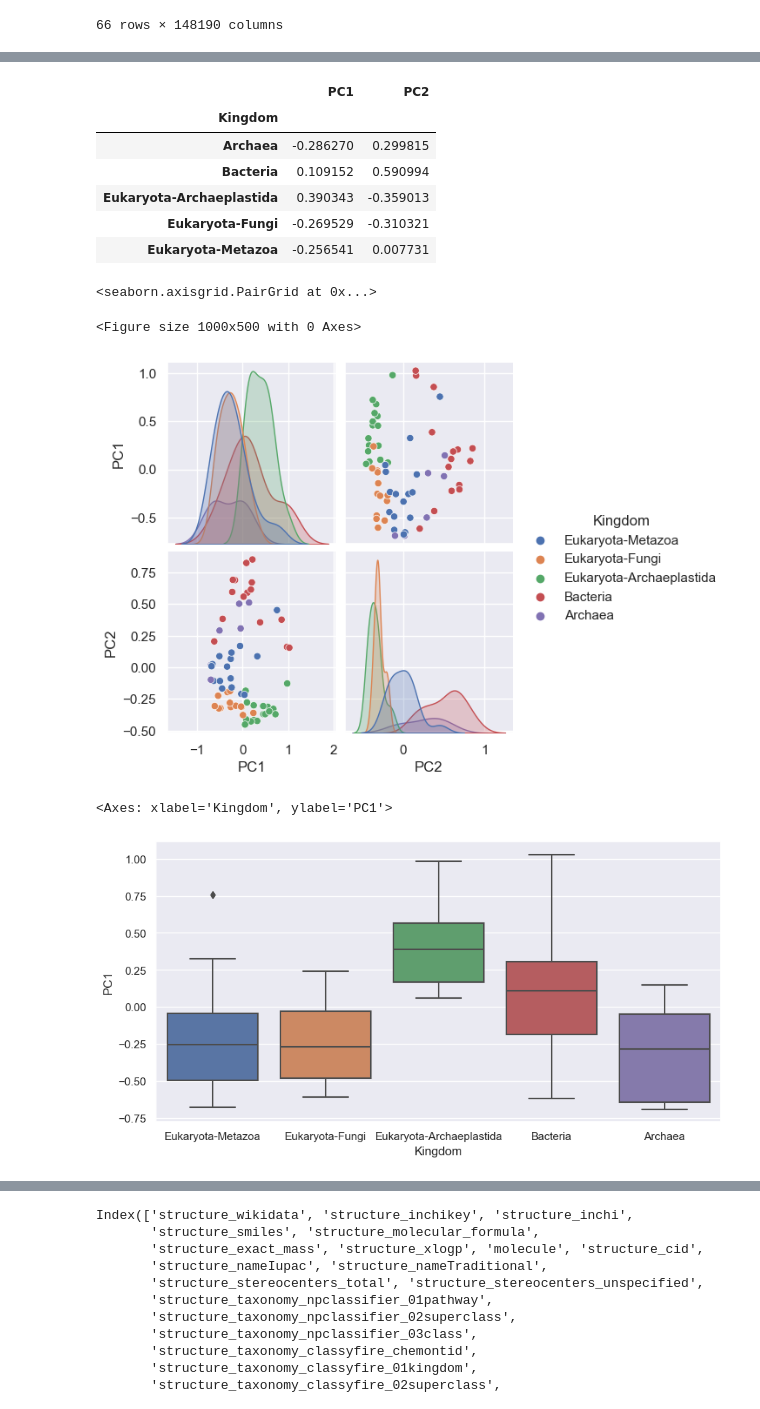
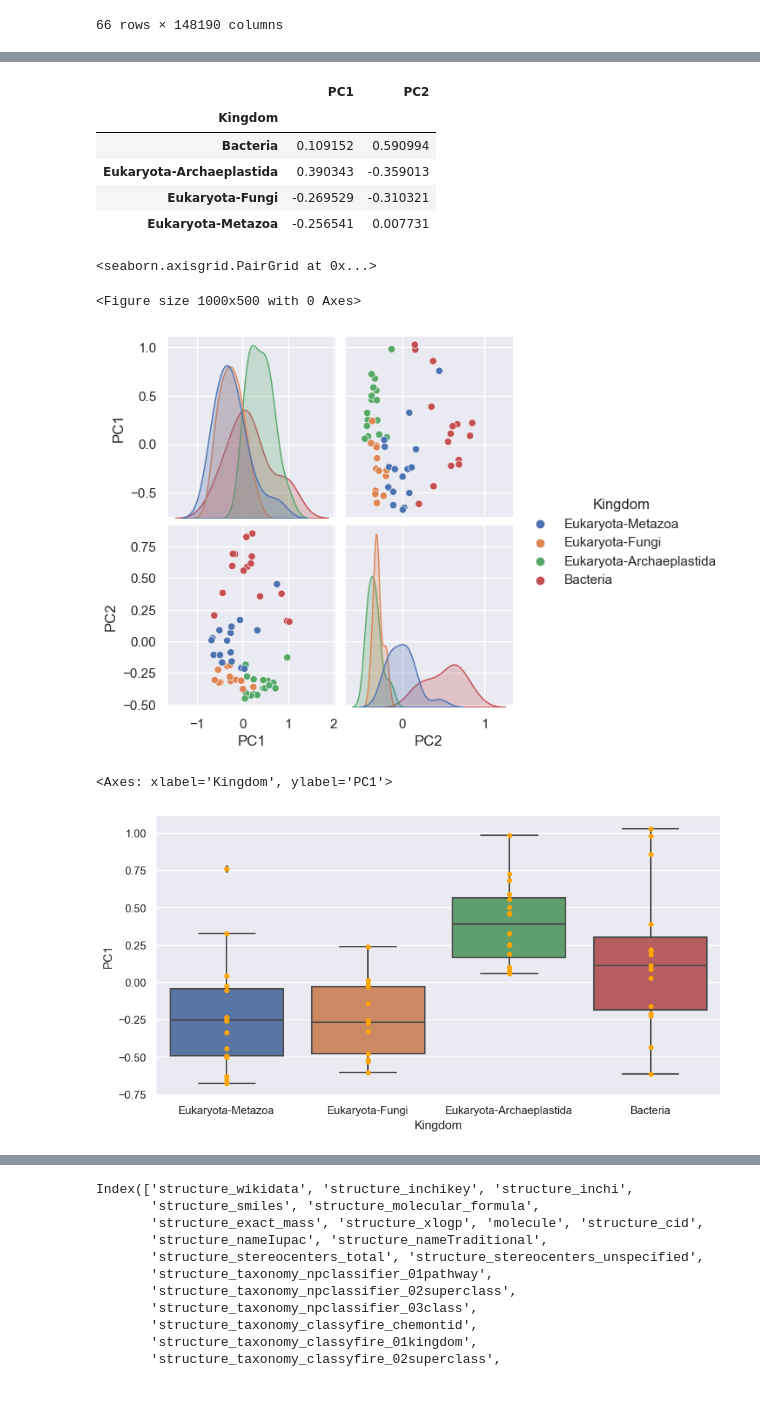
Before and after one commit to anticipated-chemistry-of-life/GNN, a Jupyter notebook: data_analysis/kernel_PCA.ipynb, the cells around one changed output, grey strips where cells are left out. Saved outputs shown, nothing was run; the diff lists cells and outputs as text; code cells hidden in the pictures.

```diff
--- a/data_analysis/kernel_PCA.ipynb
+++ b/data_analysis/kernel_PCA.ipynb
@@ -67,8 +67,10 @@ pca_df['Kingdom'] = pca_df['organism_taxonomy_01domain'] + "-" + pca_df['organis
 pca_df.replace('Bacteria-Unknown', 'Bacteria', inplace=True)
 pca_df.replace('Archaea-Unknown', 'Archaea', inplace=True)
 
-scatter = sns.scatterplot(data=pca_df, x=pca_df['PC1'], y=pca_df['PC2'], hue='Kingdom')
-plt.figure(figsize=(10, 5))
+pca_df.drop(pca_df[pca_df['Kingdom']=='Archaea'].index, inplace=True)
+#scatter = sns.scatterplot(data=pca_df, x=pca_df['PC1'], y=pca_df['PC2'], hue='Kingdom')
+#scatter.set(title="kPCA of the probabilites of the molecules.")
+#plt.legend(fontsize='small')
 # Set axis labels with explained variance
 #plt.xlabel(
 #    'PC1 ({:.2%} of variance)'.format(pca.explained_variance_ratio_[0]))
@@ -77,7 +79,7 @@ plt.figure(figsize=(10, 5))
 
 # Add species names to the plot
 #for line in range(0, pca_df.shape[0]):
-#     plt.text(pca_df.iloc[line]['PC1']+10, pca_df.iloc[line]['PC2'],
+#     plt.text(pca_df.iloc[line]['PC1'], pca_df.iloc[line]['PC2'],
 #              pca_df.iloc[line]['species'],
 #              horizontalalignment='left',
 #              size='xx-small',
@@ -124,7 +128,6 @@ pca_df[['PC1', 'PC2', 'Kingdom']].groupby(['Kingdom']).median()
 # %% [output]
 |  | PC1 | PC2 |
 | Kingdom |  |  |
-| Archaea | -0.286270 | 0.299815 |
 | Bacteria | 0.109152 | 0.590994 |
 | Eukaryota-Archaeplastida | 0.390343 | -0.359013 |
 | Eukaryota-Fungi | -0.269529 | -0.310321 |
@@ -135,13 +138,14 @@ sns.pairplot(pca_df, hue='Kingdom', vars=['PC1', 'PC2'])
 # %% [output]
 <seaborn.axisgrid.PairGrid at 0x...>
 <Figure size 1000x500 with 0 Axes>
-[figure, old version]
+[figure, new version]
 # %%
 plt.figure(figsize=(10, 5))
 sns.boxplot(data=pca_df, x='Kingdom', y='PC1')
+sns.stripplot(data=pca_df, x='Kingdom', y="PC1", color="orange", jitter=0)
 # %% [output]
 <Axes: xlabel='Kingdom', ylabel='PC1'>
-[figure, old version]
+[figure, new version]
 # %%
 plt.figure(figsize=(10, 5))
 sns.boxplot(data=pca_df, x='Kingdom', y='PC2')
```
Also changed, not shown: parts of 6 cells of this notebook, 4 other files.
